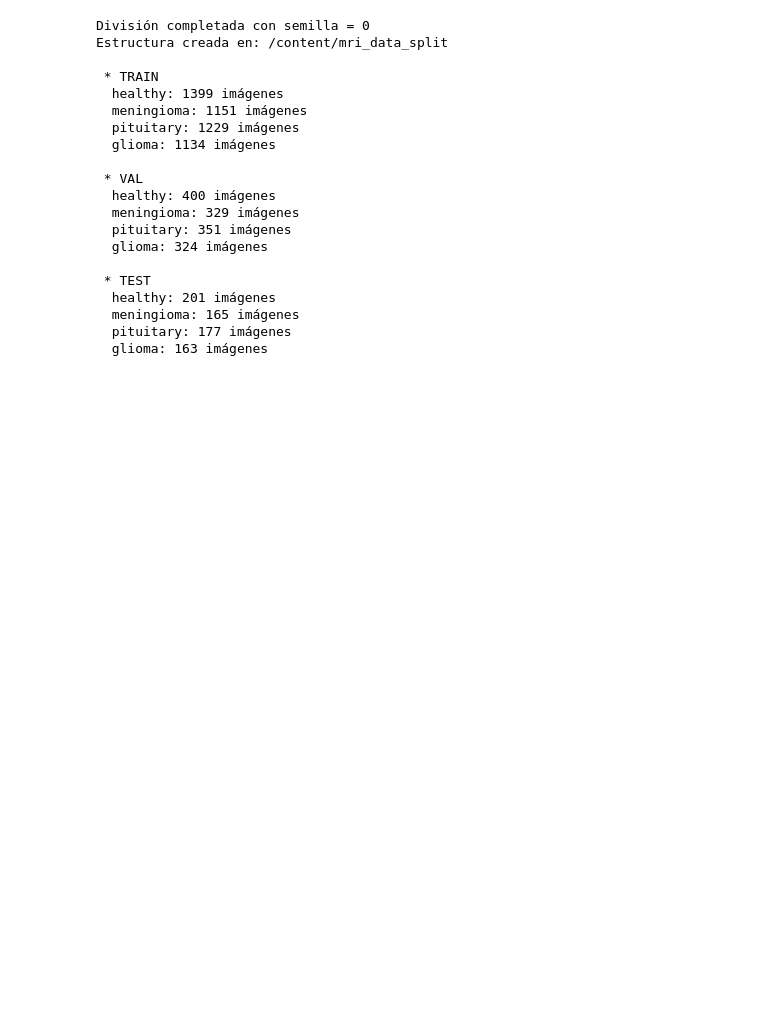
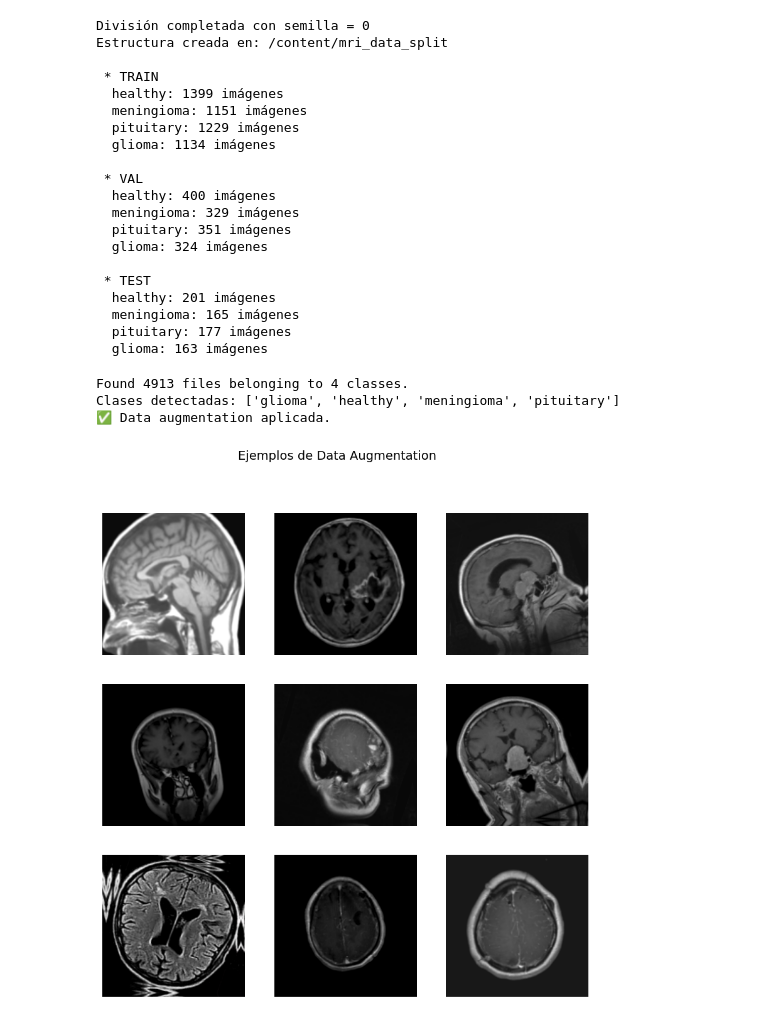
Before and after one commit to katterine2558/mri-tumor-detection-cnn, a Jupyter notebook: mri_tumor_detection_cnn.ipynb, the cells around one changed output. Cells and saved outputs as stored; diff of their text form; code cells hidden in the pictures; blank space fills up the shorter version.

```diff
--- a/mri_tumor_detection_cnn.ipynb
+++ b/mri_tumor_detection_cnn.ipynb
@@ -26,6 +26,8 @@ split_dir = "/content/mri_data_split"
 seed = 0;
 #Tamaño del batch
 batch_size = 32
+#Image size
+image_size = (224, 224)
 # %%
 #==========================================================
 # DOWNLOAD DATASET
@@ -218,44 +220,52 @@ Estructura creada en: /content/mri_data_split
 # %%
 # ==========================================================
 # TRAIN DATA AUGMENTATION
 # ==========================================================
 
-def data_augmentation(split_dir:str, seed:int, batch_size:int)
-  #Cargar imagenes
-  train_ds = tf.keras.utils.image_dataset_from_directory(
-      f'{split_dir}/train',
-      batch_size=batch_size,
-      shuffle=True,
-      seed=seed,
-      image_size=None
-  )
-  print("Clases detectadas:", train_ds.class_names)
+def data_augmentation(split_dir:str, seed:int, batch_size:int, image_size:tuple):
+    # Cargar imágenes (se necesita tamaño fijo)
+    train_ds = tf.keras.utils.image_dataset_from_directory(
+        f'{split_dir}/train',
+        batch_size=batch_size,
+        shuffle=True,
+        seed=seed,
+        image_size=image_size
+    )
+    print("Clases detectadas:", train_ds.class_names)
 
-  # Data augmentation
-  data_augmentation = tf.keras.Sequential([
-      layers.RandomRotation(0.05),
-      layers.RandomZoom(0.1),
-      layers.RandomContrast(0.1),
-      layers.RandomBrightness(0.1),
-  ])
+    # Definir Data Augmentation
+    data_augmentation = tf.keras.Sequential([
+        layers.RandomRotation(0.05),
+        layers.RandomZoom(0.1),
+        layers.RandomContrast(0.1),
+        layers.RandomBrightness(0.1),
+    ])
 
-  # Aplicar augmentación SOLO a train_ds
-  train_ds = train_ds.map(lambda x, y: (data_augmentation(x, training=True), y))
+    # Aplicar augmentación
+    train_ds = train_ds.map(lambda x, y: (data_augmentation(x, training=True), y))
 
-  print("Data augmentation aplicada.")
-  return train_ds
+    print("Data augmentation aplicada.")
+    return train_ds, data_augmentation
 
-def plot_data_augmentation(train_ds):
 
-  # Tomamos un batch del dataset
-  for images, labels in train_ds.take(1):
-      plt.figure(figsize=(10, 10))
-      for i in range(9):
-          # Aplicamos la augmentación varias veces a la misma imagen
-          augmented = data_augmentation(images, training=True)
-          ax = plt.subplot(3, 3, i + 1)
-          plt.imshow(augmented[i].numpy().astype("uint8"))
-          plt.axis("off")
-      plt.suptitle("Ejemplos de Data Augmentation (solo train)", fontsize=14)
-      plt.show()
-      break
+def plot_data_augmentation(train_ds, data_augmentation):
+    for images, labels in train_ds.take(1):
+        plt.figure(figsize=(10, 10))
+        for i in range(9):
+            augmented = data_augmentation(images, training=True)
+            ax = plt.subplot(3, 3, i + 1)
+            plt.imshow(augmented[i].numpy().astype("uint8"))
+            plt.axis("off")
+        plt.suptitle("Ejemplos de Data Augmentation", fontsize=14)
+        plt.show()
+        break
+
+
+# 🔹 Ejecutar
+train_ds, data_aug = data_augmentation(split_dir, seed, batch_size, image_size)
+plot_data_augmentation(train_ds, data_aug)
+# %% [output]
+Found 4913 files belonging to 4 classes.
+Clases detectadas: ['glioma', 'healthy', 'meningioma', 'pituitary']
+✅ Data augmentation aplicada.
+[figure, added]
```
Also changed, not shown: parts of 1 cell of this notebook.
